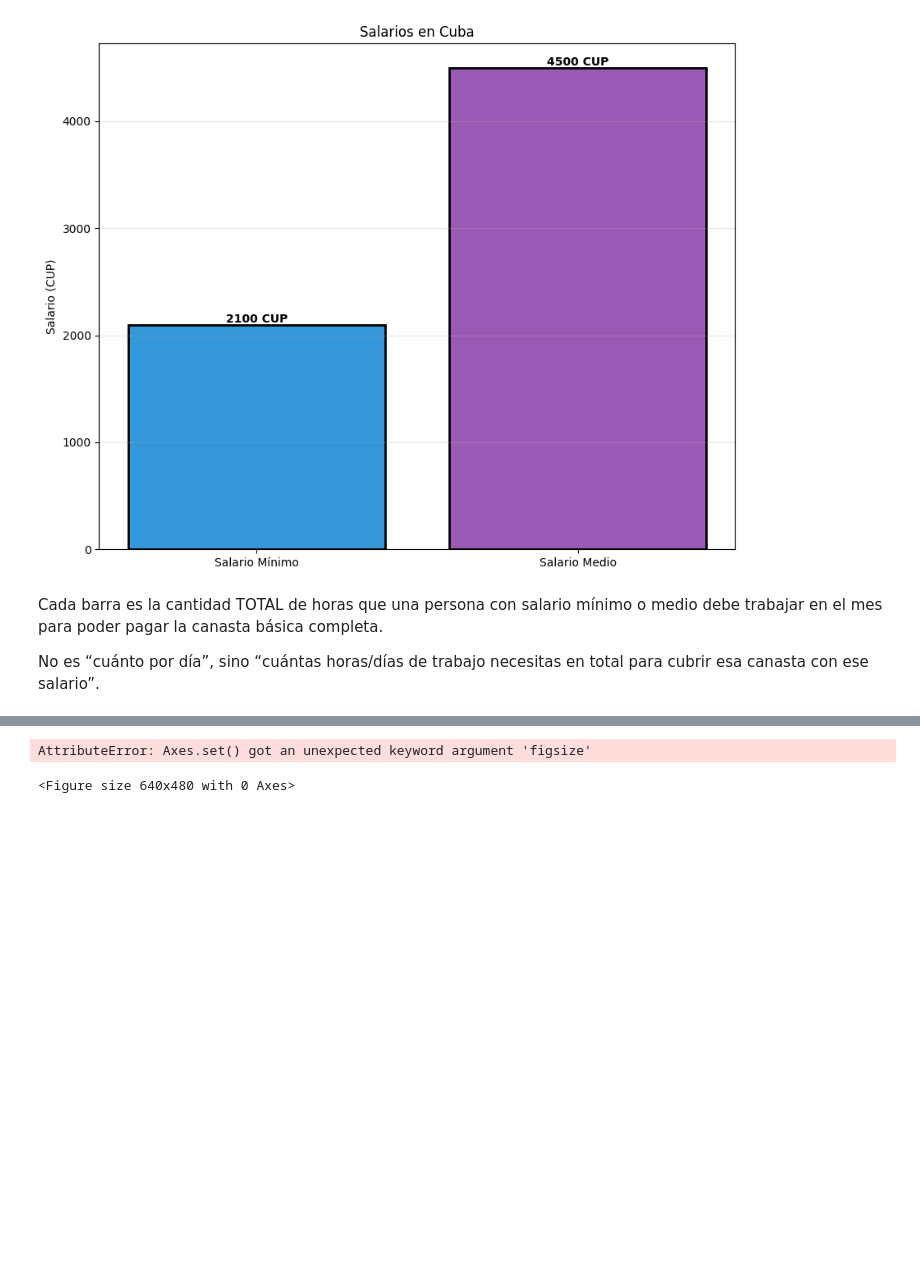
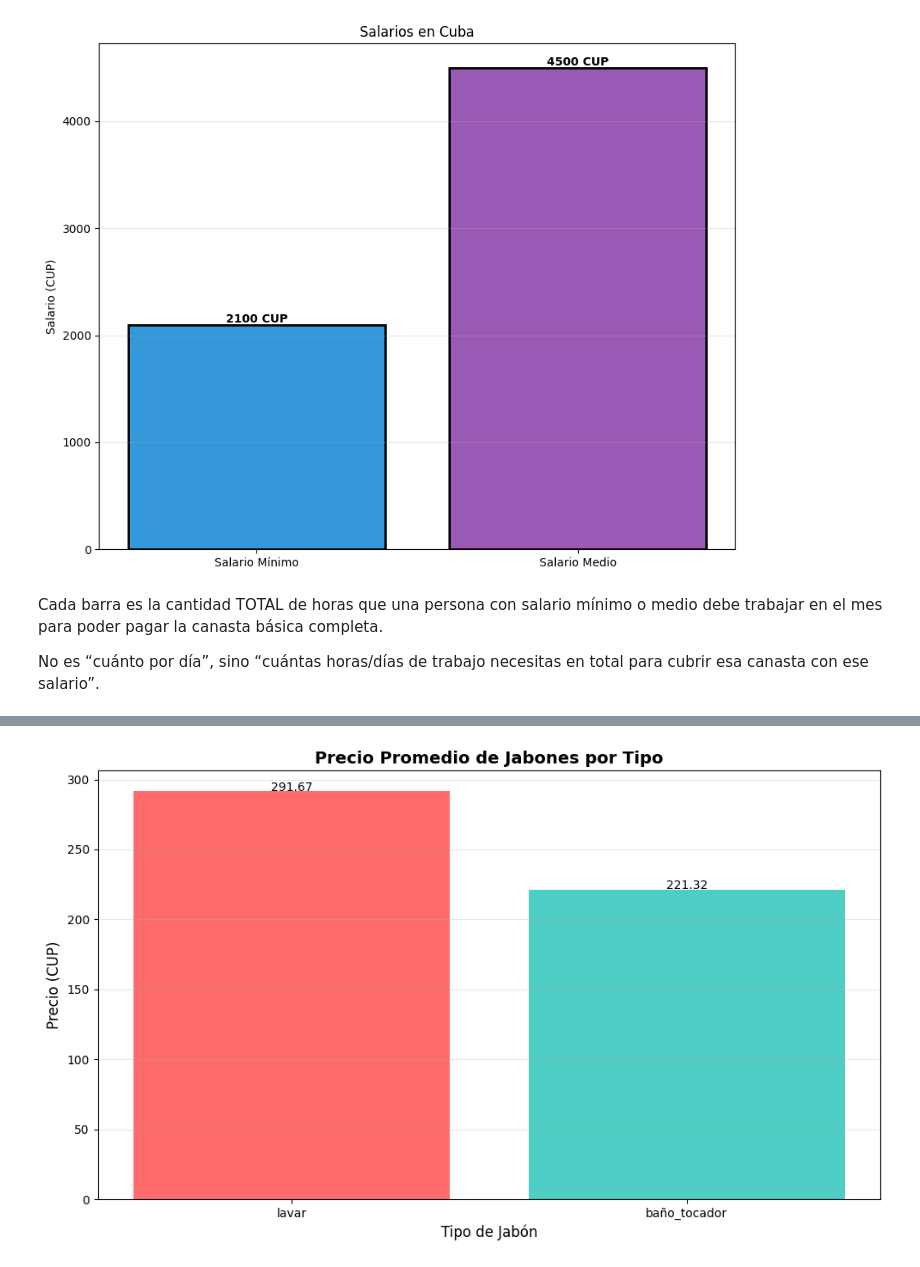
Before and after one commit to Aleinad-06/MYPIMES, a Jupyter notebook: main/main.ipynb, the cells around one changed output, grey strips where cells are left out. Saved outputs shown, nothing was run; the diff lists cells and outputs as text; code cells hidden in the pictures; blank space fills up the shorter version.

```diff
--- a/main/main.ipynb
+++ b/main/main.ipynb
@@ -360,17 +485,66 @@ for i, bar in enumerate(bars):
 # %%
-# días con jabón incluido (Salario Mínimo)
-ax = plt.subplot(figsize=(10, 8))
-comparacion_jabon = [dias_canasta_minimo, dias_con_jabon_minimo]
-bars = ax.bar(['Sin Jabón', 'Con Jabón'], comparacion_jabon, color=['#2ecc71', '#f39c12'], edgecolor='black', linewidth=2)
-ax.axhline(y=dias_mes, color='red', linestyle='--', linewidth=2, label=f'Días/mes ({dias_mes})')
-ax.set_ylabel('Días de Trabajo')
-ax.set_title('4. Impacto del Jabón (Salario Mínimo)')
-ax.legend()
-ax.grid(axis='y', alpha=0.3)
-for bar in bars:
-    height = bar.get_height()
-    ax.text(bar.get_x() + bar.get_width()/2., height,
-             f'{height:.1f}', ha='center', va='bottom', fontweight='bold')
+from modules.graphs import productos_yerro, promedio
+from collections import Counter
+
+jabones = []
+
+for element in productos_yerro(yerro_m):
+    nombre_lower = element["nombre"].lower()
+    if "jabon" in nombre_lower:
+
+        if "lavar" in nombre_lower:
+            tipo = "lavar"
+
+        elif "tocador" in nombre_lower or "baño" in nombre_lower:
+            tipo = "baño_tocador"
+
+        else:
+            tipo = "baño_tocador"
+
+        precio = element.get("precio_cup") or element.get("precio cup")
+
+        jabones.append({
+            "nombre": element["nombre"],
+            "tipo": tipo,
+            "precio": precio
+        })
+
+tipos = [j["tipo"] for j in jabones]
+contador_tipos = Counter(tipos)
+
+precios_por_tipo = {}
+
+for jabon in jabones:
+    tipo = jabon["tipo"]
+    precio = jabon["precio"]
+
+    if precio is not None:
+        if tipo not in precios_por_tipo:
+            precios_por_tipo[tipo] = []
+        precios_por_tipo[tipo].append(precio)
+
+if precios_por_tipo:
+    promedios = {}
+    for tipo, precios in precios_por_tipo.items():
+        if precios:
+            promedios[tipo] = promedio(precios)
+
+    if promedios:
+        fig, ax1 = plt.subplots(1, 1, figsize=(10, 6))
+
+        bars1 = ax1.bar(promedios.keys(), promedios.values(),
+                       color=['#FF6B6B', '#4ECDC4', '#FFD166'])
+        ax1.set_title('Precio Promedio de Jabones por Tipo', fontsize=14, fontweight='bold')
+        ax1.set_ylabel('Precio (CUP)', fontsize=12)
+        ax1.set_xlabel('Tipo de Jabón', fontsize=12)
+        ax1.grid(True, alpha=0.3, axis='y')
+
+        for bar in bars1:
+            height = bar.get_height()
+            ax1.text(bar.get_x() + bar.get_width()/2., height + 0.1,
+                    f'{height:.2f}', ha='center')
+
+        plt.tight_layout()
+        plt.show()
 # %% [output]
-AttributeError: Axes.set() got an unexpected keyword argument 'figsize'
-<Figure size 640x480 with 0 Axes>
+[figure, added]
```
Also changed, not shown: parts of 23 cells of this notebook, 6 other files.
